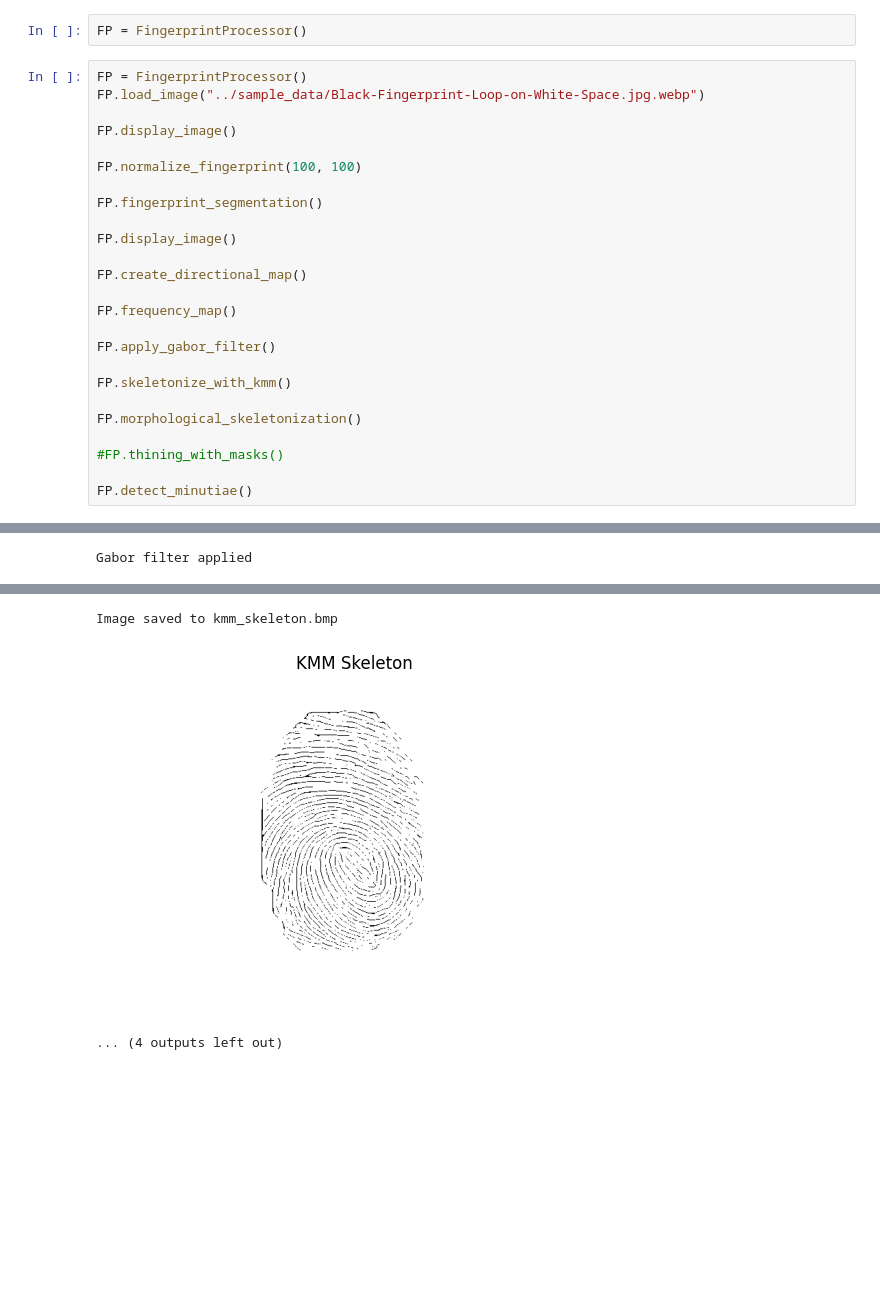
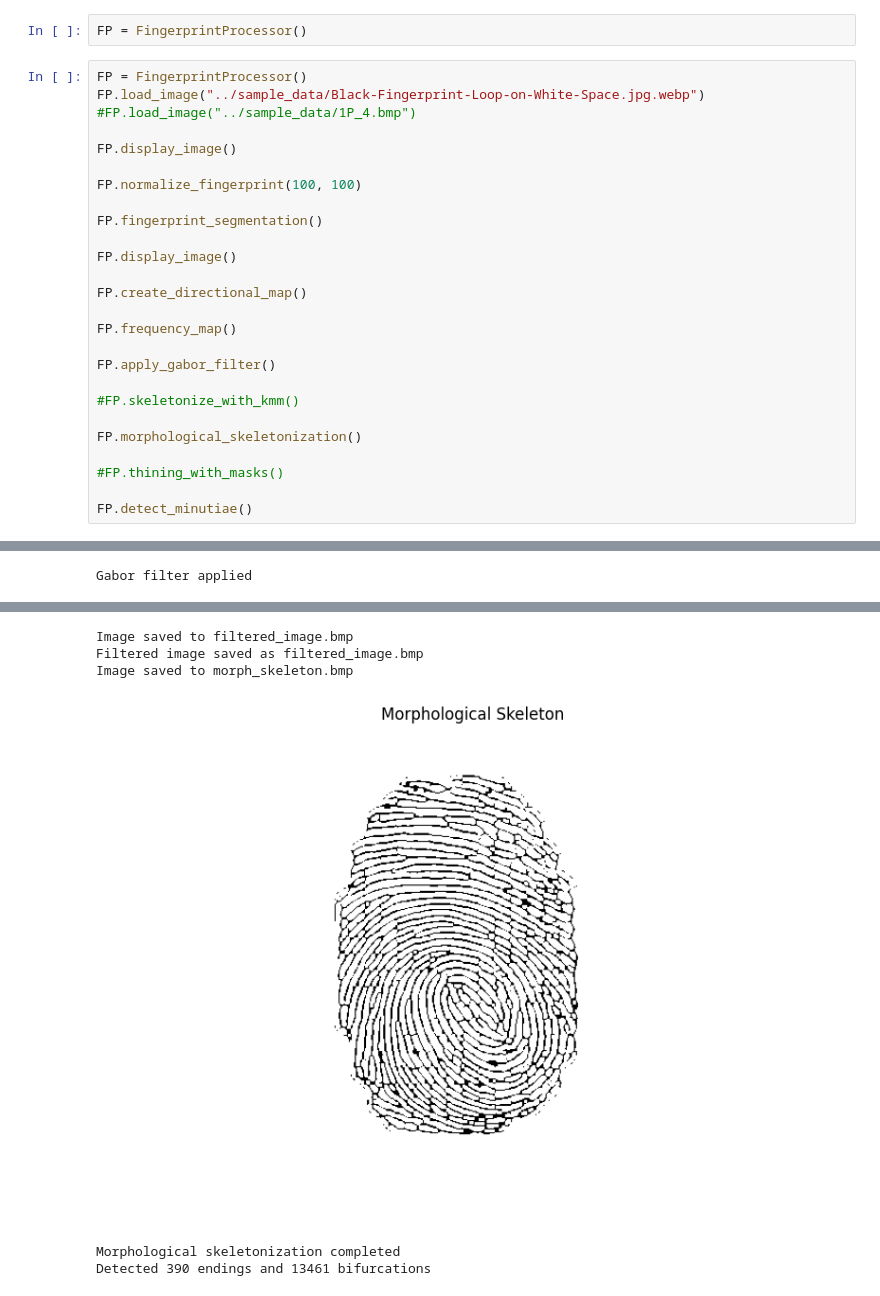
Before and after one commit to xxkaro/biometria-projekt3, a Jupyter notebook: code/demo.ipynb, the cells around one changed output, grey strips where cells are left out. Cells and saved outputs as stored; diff of their text form; blank space fills up the shorter version.

Commit message:
kmm fix, added visualizations

```diff
--- a/code/demo.ipynb
+++ b/code/demo.ipynb
@@ -5,6 +5,7 @@ FP = FingerprintProcessor()
 # %%
 FP = FingerprintProcessor()
 FP.load_image("../sample_data/Black-Fingerprint-Loop-on-White-Space.jpg.webp")
+#FP.load_image("../sample_data/1P_4.bmp")
 
 FP.display_image()
 
@@ -20,7 +21,7 @@ FP.frequency_map()
 
 FP.apply_gabor_filter()
 
-FP.skeletonize_with_kmm()
+#FP.skeletonize_with_kmm()
 
 FP.morphological_skeletonization()
 
@@ -43,3 +44,6 @@ Gabor filter applied
-Image saved to kmm_skeleton.bmp
+Image saved to filtered_image.bmp
+Filtered image saved as filtered_image.bmp
+Image saved to morph_skeleton.bmp
-[figure, old version]
+[figure, new version]
-... (4 outputs left out)
+Morphological skeletonization completed
+Detected 390 endings and 13461 bifurcations
```
Also changed, not shown: parts of 2 cells of this notebook, 4 other files.
